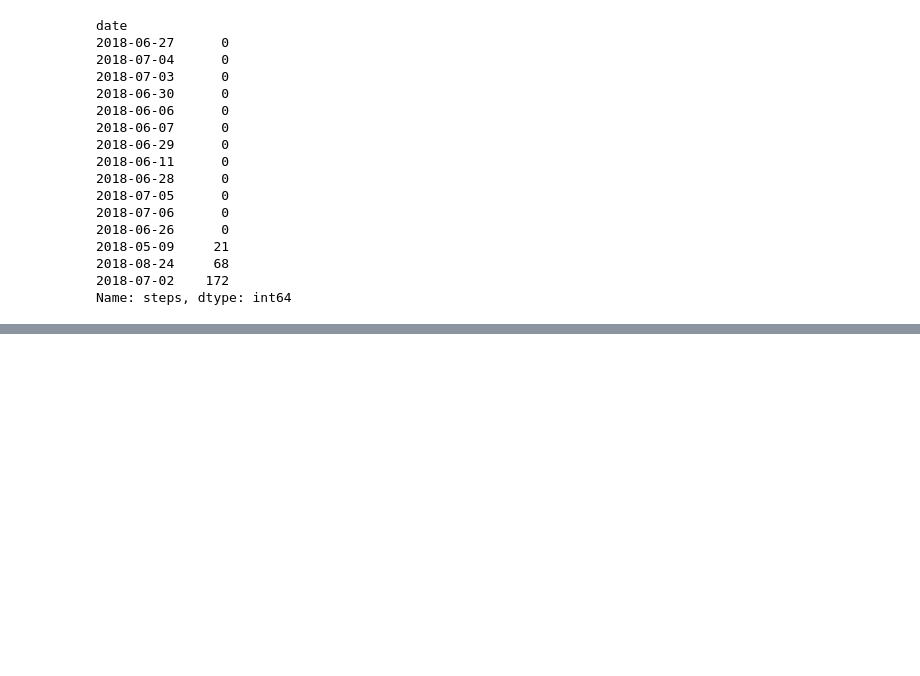
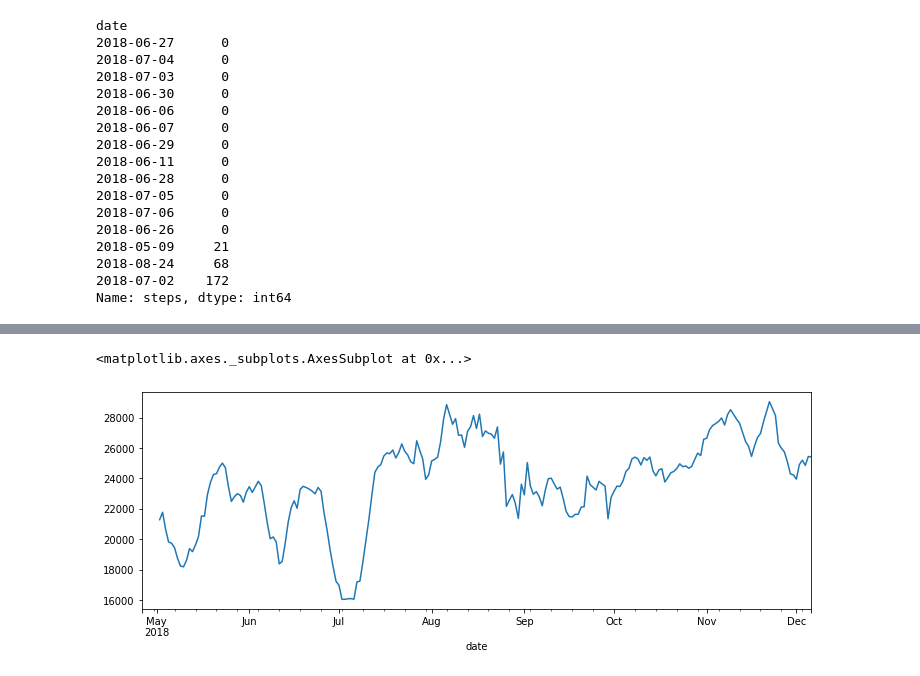
Before and after one commit to Dairy-Time/time-series-project, a Jupyter notebook: Fitbit_Data.ipynb, the cells around one changed output, grey strips where cells are left out. Cells and saved outputs as stored; diff of their text form; code cells hidden in the pictures; blank space fills up the shorter version.

```diff
--- a/Fitbit_Data.ipynb
+++ b/Fitbit_Data.ipynb
@@ -295,0 +310,6 @@ Name: steps, dtype: int64
+# %%
+# every 7 days compared to resample("D")
+df['calories_burned'].rolling(7).sum().plot(figsize=(12,4))
+# %% [output]
+<matplotlib.axes._subplots.AxesSubplot at 0x...>
+[figure, added]
```
Also changed, not shown: parts of 45 cells of this notebook.
